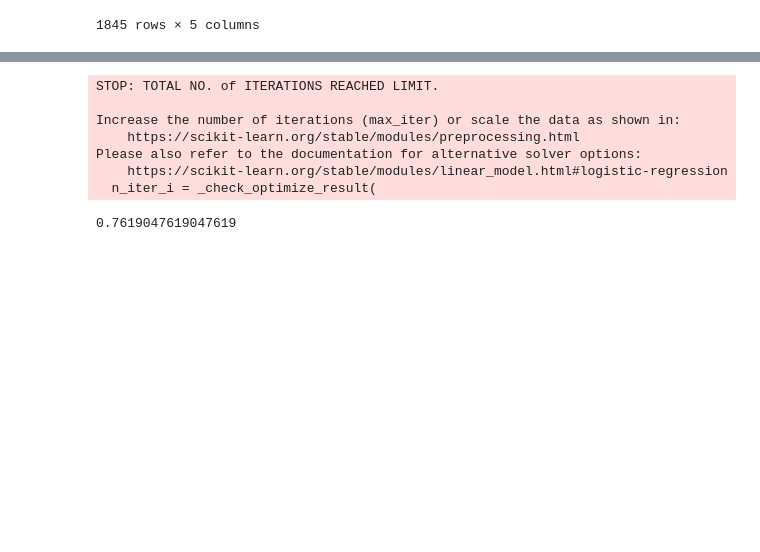
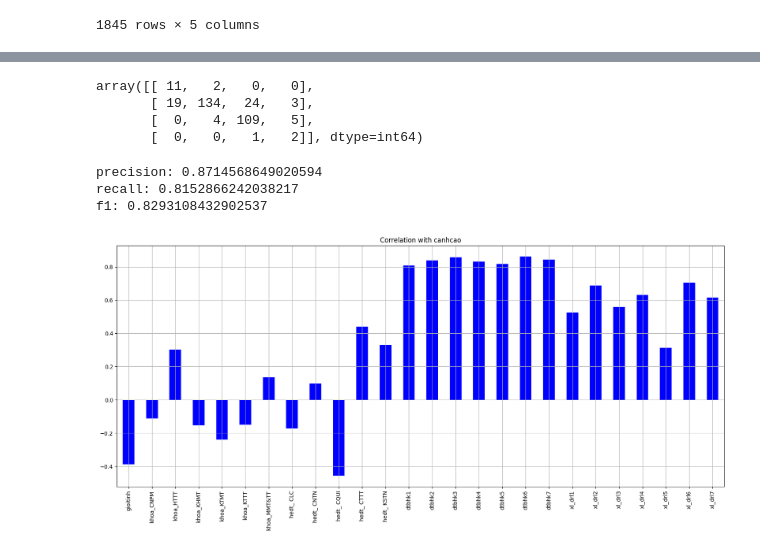
Before and after one commit to anhducbuui270802/Educational_DataMining, a Jupyter notebook: TEST_CLASSIFICATION/main.ipynb, the cells around one changed output, grey strips where cells are left out. Drawn from its saved outputs; the diff is of its cells as text; code cells hidden in the pictures; blank space fills up the shorter version.

```diff
--- a/TEST_CLASSIFICATION/main.ipynb
+++ b/TEST_CLASSIFICATION/main.ipynb
@@ -676,14 +750,0 @@ Please also refer to the documentation for alternative solver options:
-# %%
-# Thuộc tính riêng cho học kỳ
-detail = ["dtbhk1", "xl_drl1", "dtbhk2", "xl_drl2", "dtbhk3", "xl_drl3", "dtbhk4", "xl_drl4"]+sotchk[:4]
-
-fields = overview + detail
-
-X_train = data_train[fields]
-X_test = data_test[fields]
-y_train = data_train["xeploai"]
-y_test = data_test["xeploai"]
-
-model = LogisticRegression()
-model.fit(X_train, y_train)
-model.score(X_test, y_test)
@@ -699,14 +750,0 @@ Please also refer to the documentation for alternative solver options:
-# %%
-# Thuộc tính riêng cho học kỳ
-detail = ["dtbhk1", "xl_drl1", "dtbhk2", "xl_drl2", "dtbhk3", "xl_drl3", "dtbhk4", "xl_drl4", "dtbhk5", "xl_drl5"]+sotchk[:5]
-
-fields = overview + detail
-
-X_train = data_train[fields]
-X_test = data_test[fields]
-y_train = data_train["xeploai"]
-y_test = data_test["xeploai"]
-
-model = LogisticRegression()
-model.fit(X_train, y_train)
-model.score(X_test, y_test)
@@ -722,23 +751,23 @@ Please also refer to the documentation for alternative solver options:
-# %%
-# Thuộc tính riêng cho học kỳ
-detail = ["dtbhk1", "xl_drl1", "dtbhk2", "xl_drl2", "dtbhk3", "xl_drl3", "dtbhk4", "xl_drl4", "dtbhk5", "xl_drl5", "dtbhk6", "xl_drl6"]+sotchk[:6]
-
-fields = overview + detail
-
-X_train = data_train[fields]
-X_test = data_test[fields]
-y_train = data_train["xeploai"]
-y_test = data_test["xeploai"]
-
-model = LogisticRegression()
-model.fit(X_train, y_train)
-model.score(X_test, y_test)
-# %% [output]
-STOP: TOTAL NO. of ITERATIONS REACHED LIMIT.
-
-Increase the number of iterations (max_iter) or scale the data as shown in:
-    https://scikit-learn.org/stable/modules/preprocessing.html
-Please also refer to the documentation for alternative solver options:
-    https://scikit-learn.org/stable/modules/linear_model.html#logistic-regression
-  n_iter_i = _check_optimize_result(
-0.7619047619047619
+# %%
+from sklearn.metrics import confusion_matrix
+cm = confusion_matrix(y_test, model.predict(X_test))
+cm
+# %% [output]
+array([[ 11,   2,   0,   0],
+       [ 19, 134,  24,   3],
+       [  0,   4, 109,   5],
+       [  0,   0,   1,   2]], dtype=int64)
+# %%
+from sklearn.metrics import precision_score, recall_score, f1_score
+print("precision:", precision_score(y_test, model.predict(X_test), average="weighted"))
+print("recall:", recall_score(y_test, model.predict(X_test), average="weighted"))
+print("f1:", f1_score(y_test, model.predict(X_test), average="weighted"))
+# %% [output]
+precision: 0.8714568649020594
+recall: 0.8152866242038217
+f1: 0.8293108432902537
+# %%
+X_train[fields].corrwith(y_train).plot(kind='bar', grid=True, figsize=(20, 8)
+, title="Correlation with canhcao",color="Blue");
+# %% [output]
+[figure, added]
```
Also changed, not shown: parts of 44 cells of this notebook, 1 other file.
